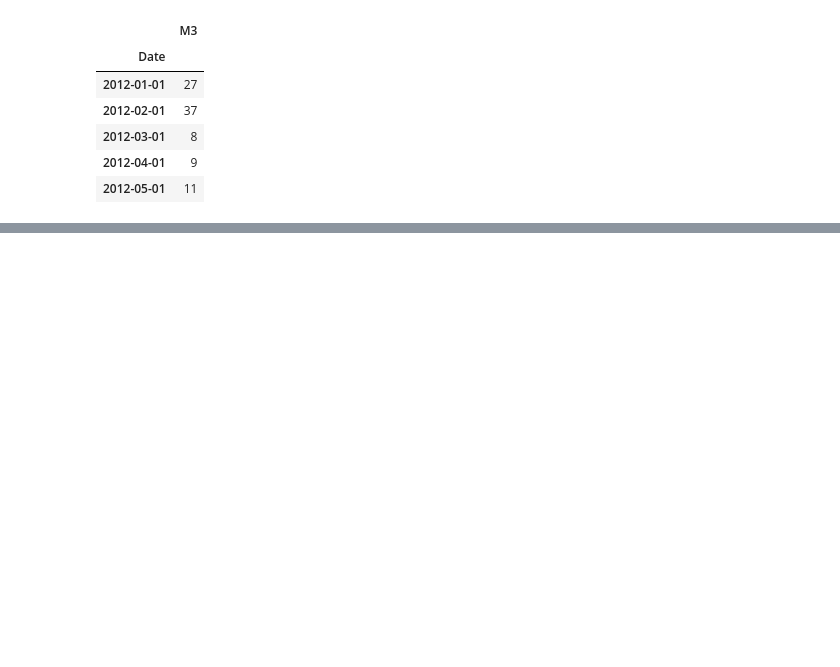
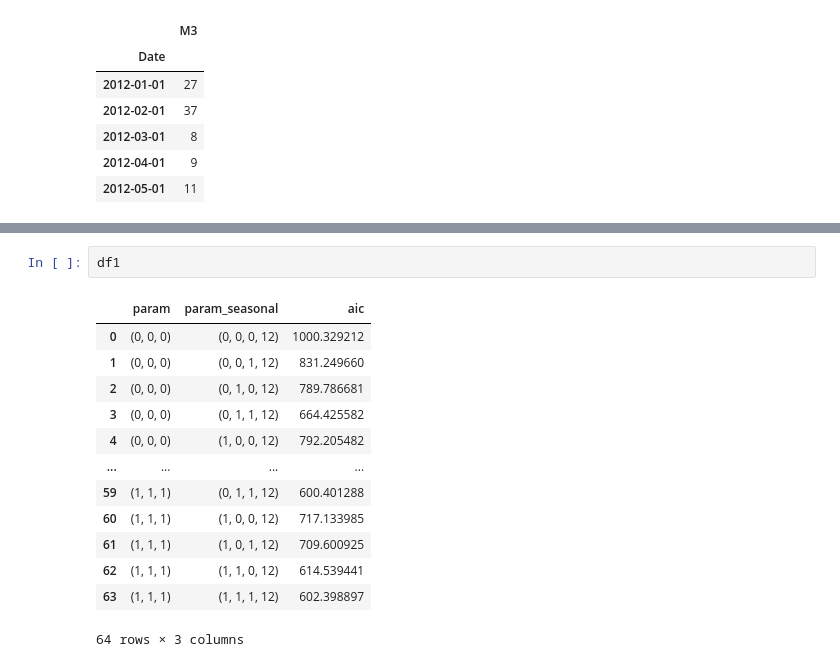
Before and after one commit to seonydg/ml-regression-order-quantity-forecast, a Jupyter notebook: regression-order-quantity-forecast.ipynb, the cells around one changed output, grey strips where cells are left out. Drawn from its saved outputs; the diff is of its cells as text; blank space fills up the shorter version.

```diff
--- a/regression-order-quantity-forecast.ipynb
+++ b/regression-order-quantity-forecast.ipynb
@@ -326,0 +345,16 @@ ARIMA(1, 1, 1)x(1, 1, 1, 12)12 - AIC:602.3988974866089
+# %%
+df1
+# %% [output]
+|  | param | param_seasonal | aic |
+| 0 | (0, 0, 0) | (0, 0, 0, 12) | 1000.329212 |
+| 1 | (0, 0, 0) | (0, 0, 1, 12) | 831.249660 |
+| 2 | (0, 0, 0) | (0, 1, 0, 12) | 789.786681 |
+| 3 | (0, 0, 0) | (0, 1, 1, 12) | 664.425582 |
+| 4 | (0, 0, 0) | (1, 0, 0, 12) | 792.205482 |
+| ... | ... | ... | ... |
+| 59 | (1, 1, 1) | (0, 1, 1, 12) | 600.401288 |
+| 60 | (1, 1, 1) | (1, 0, 0, 12) | 717.133985 |
+| 61 | (1, 1, 1) | (1, 0, 1, 12) | 709.600925 |
+| 62 | (1, 1, 1) | (1, 1, 0, 12) | 614.539441 |
+| 63 | (1, 1, 1) | (1, 1, 1, 12) | 602.398897 |
+64 rows × 3 columns
```
Also changed, not shown: parts of 10 cells of this notebook.
